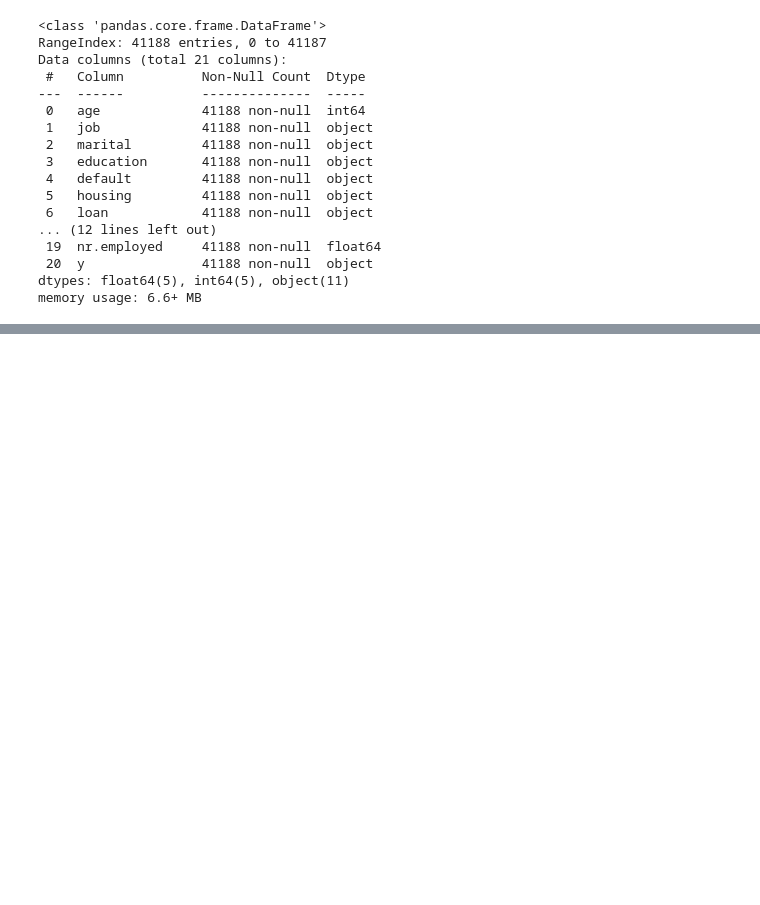
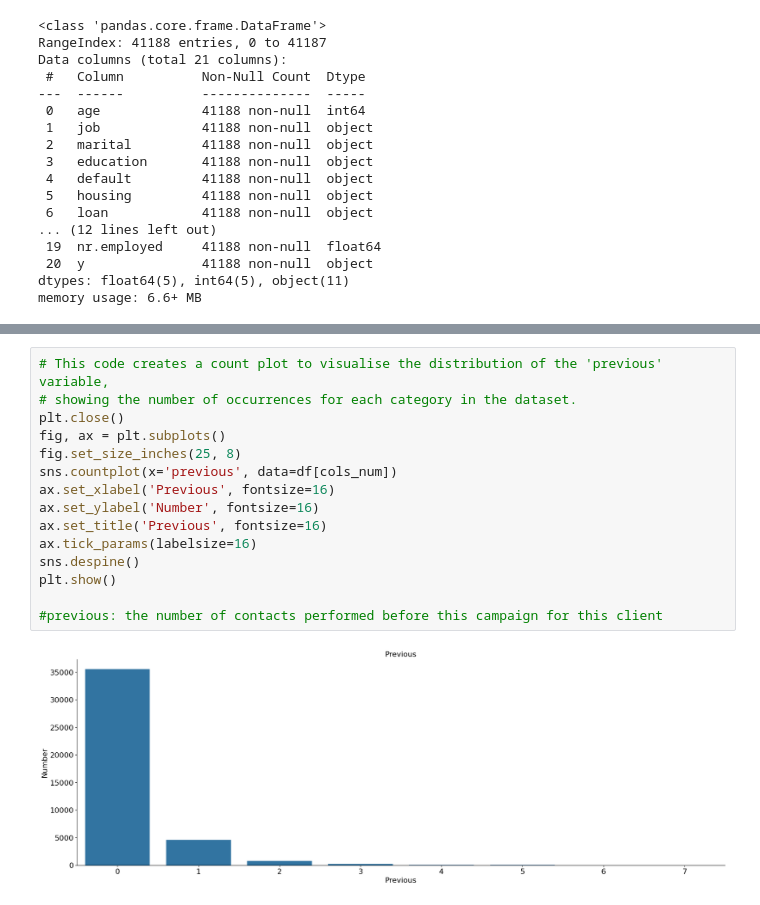
Before and after one commit to jn607/Client-Bank-Term-Deposit-ML-, a Jupyter notebook: notebook.ipynb, the cells around one changed output, grey strips where cells are left out. Cells and saved outputs as stored; diff of their text form; blank space fills up the shorter version.

```diff
--- a/notebook.ipynb
+++ b/notebook.ipynb
@@ -58,0 +221,17 @@ memory usage: 6.6+ MB
+# %%
+# This code creates a count plot to visualise the distribution of the 'previous' variable,
+# showing the number of occurrences for each category in the dataset.
+plt.close()
+fig, ax = plt.subplots()
+fig.set_size_inches(25, 8)
+sns.countplot(x='previous', data=df[cols_num])
+ax.set_xlabel('Previous', fontsize=16)
+ax.set_ylabel('Number', fontsize=16)
+ax.set_title('Previous', fontsize=16)
+ax.tick_params(labelsize=16)
+sns.despine()
+plt.show()
+
+#previous: the number of contacts performed before this campaign for this client
+# %% [output]
+[figure, added]
```
Also changed, not shown: parts of 23 cells of this notebook.
